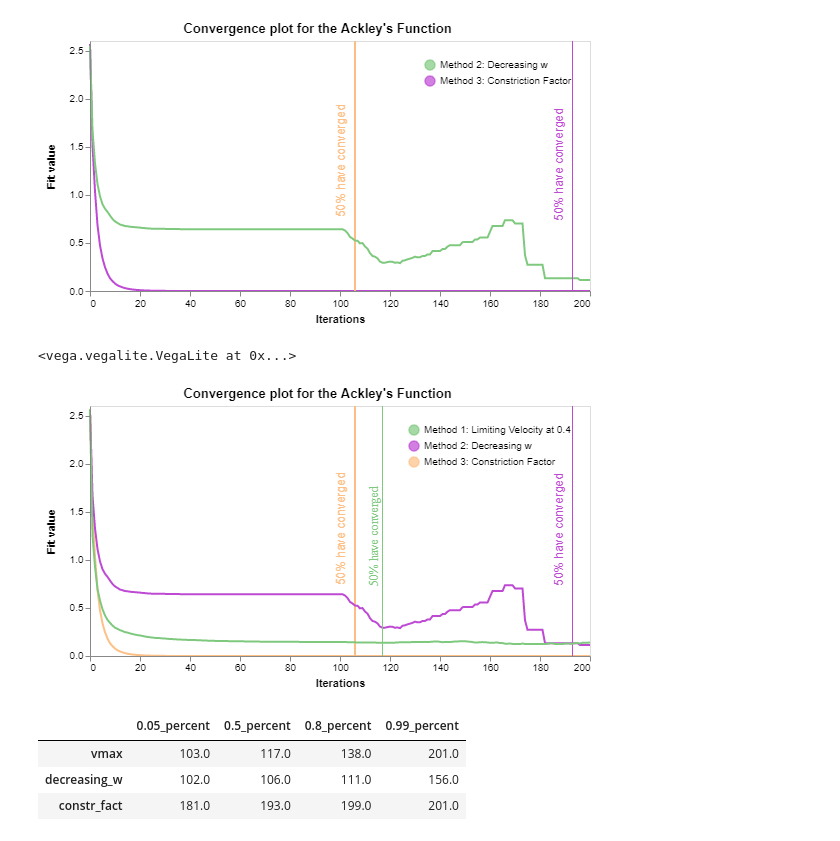
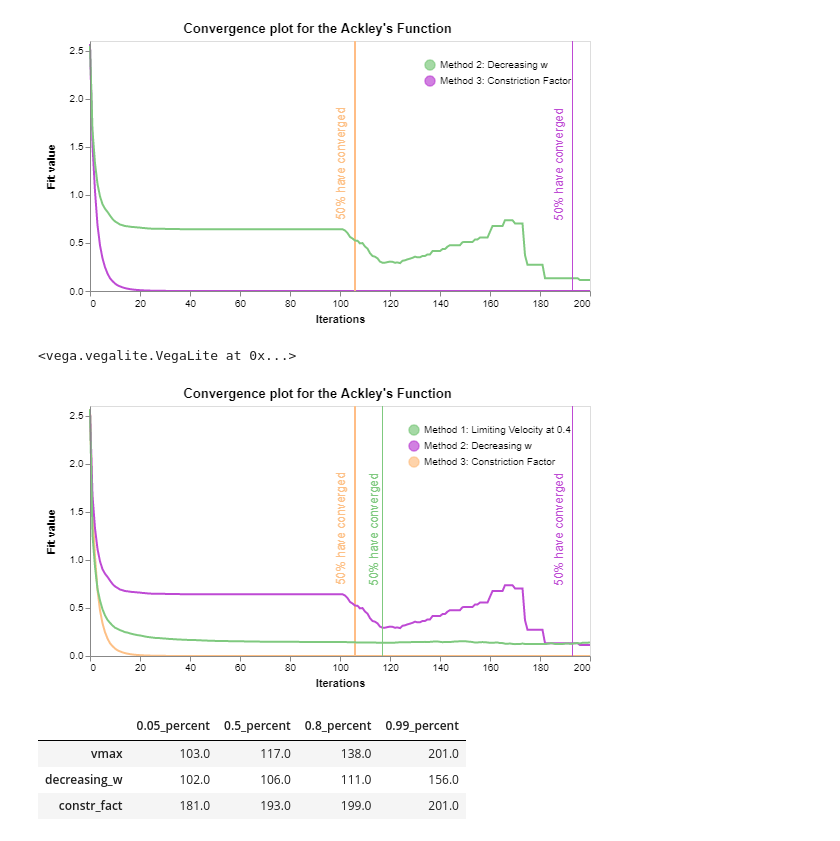
Before and after one commit to NuriaValls/PSO-2RW-Applications, a Jupyter notebook: Vis Albert/Albert visualization.ipynb, the cells around one changed output. Drawn from its saved outputs; the diff is of its cells as text; code cells hidden in the pictures.

```diff
--- a/Vis Albert/Albert visualization.ipynb
+++ b/Vis Albert/Albert visualization.ipynb
@@ -230,32 +246,35 @@ c1+c2
 # %%
 base3 = alt.Chart(out).mark_line().encode(
     x = alt.X("iterations:Q", scale = alt.Scale(domain = [0,200])),
     y = alt.Y("fit_val1:Q"),
     color = alt.Color("Method1:N",legend = alt.Legend(title = "")),
 )
 
 v3 = alt.Chart().mark_rule().encode(
     x = "a:Q",
     color = alt.value("rgb(127,201,127)"),
 )
 
-t3 = alt.Chart(out).mark_text(align='left', fontSize=12, font = "Times New Roman",
+t3 = alt.Chart(out).mark_text(align='left', fontSize=12,
                               text='50% have converged', angle = 270, dx = 70, dy = -212).encode(
     x = "max(iterations):Q",
     y = "mean(fit_value2):Q",
     color = alt.value("rgb(127,201,127)"),
 )
 
 c3 = alt.layer(
     base3,base3.mark_point(filled=True, size = 0),t3,v3,
     data=out
 ).transform_calculate(
     a=str(conv_dict.loc["vmax", "0.5_percent"]),
 )
-c1+c2+c3
+chart = c1+c2+c3
+
+chart.save("images/converge_plots.png")
+chart
 # %% [output]
 <vega.vegalite.VegaLite at 0x...>
-[figure, old version]
+[figure, new version]
 # %%
 conv_dict
 # %% [output]
```
Also changed, not shown: parts of 6 cells of this notebook, 15 other files.
